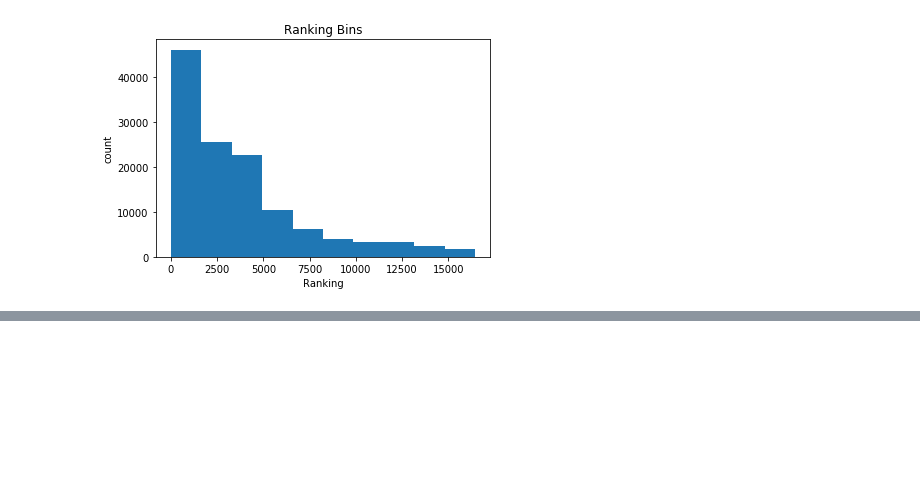
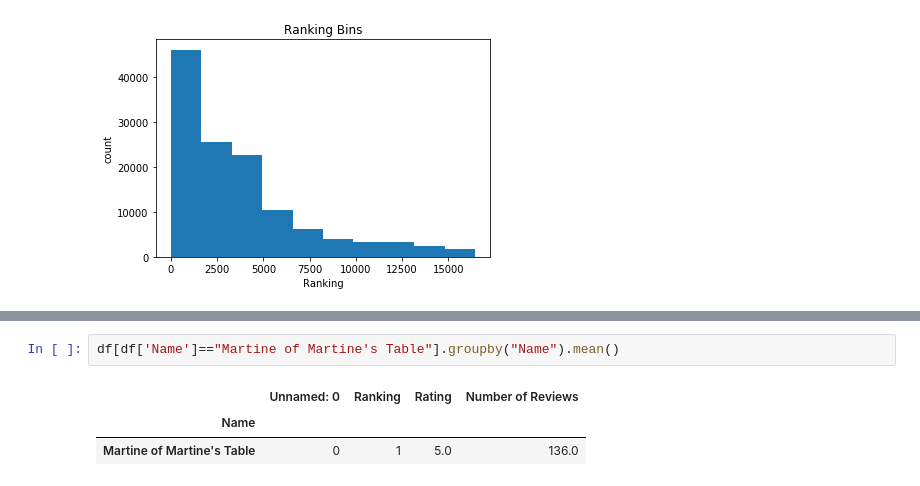
Before and after one commit to Abubakr-L1F18BSCS0440/PBD-Project, a Jupyter notebook: Project..1st.ipynb, the cells around one changed output, grey strips where cells are left out. Drawn from its saved outputs; the diff is of its cells as text; blank space fills up the shorter version.

```diff
--- a/Project..1st.ipynb
+++ b/Project..1st.ipynb
@@ -200,0 +223,6 @@ plt.pyplot.hist(df['Ranking'])
+# %%
+df[df['Name']=="Martine of Martine's Table"].groupby("Name").mean()
+# %% [output]
+|  | Unnamed: 0 | Ranking | Rating | Number of Reviews |
+| Name |  |  |  |  |
+| Martine of Martine's Table | 0 | 1 | 5.0 | 136.0 |
```
Also changed, not shown: parts of 4 cells of this notebook.
